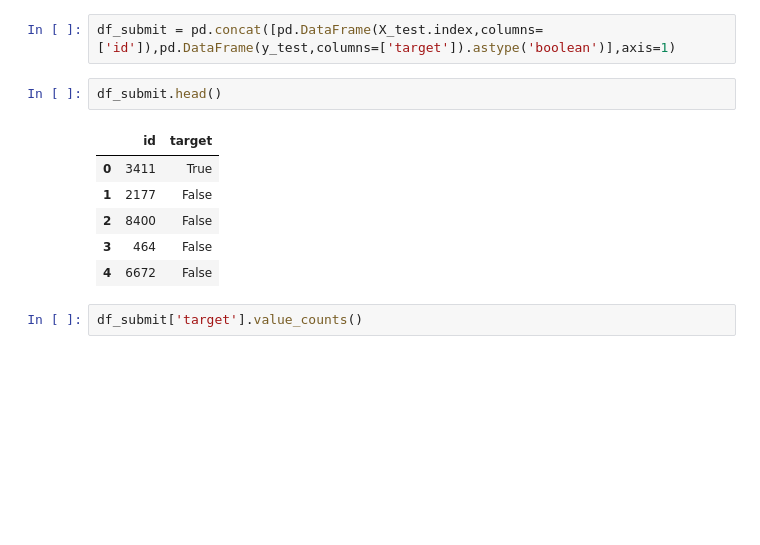
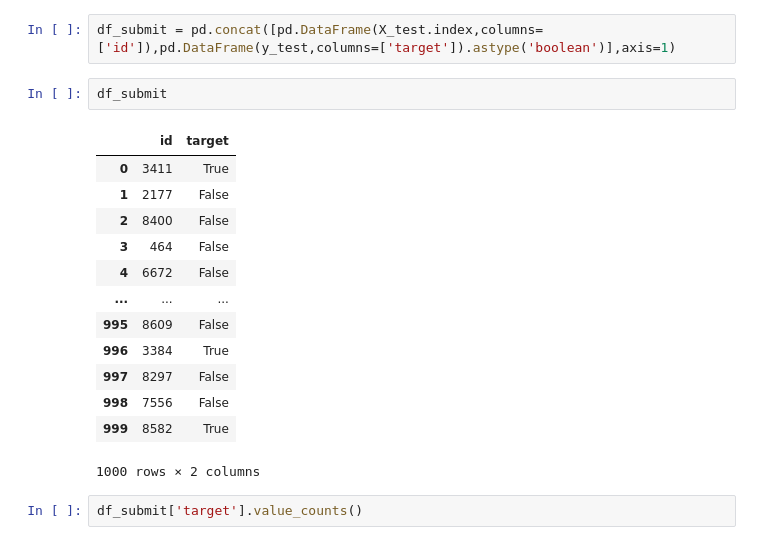
Before and after one commit to flavianacif/DSWP, a Jupyter notebook: RFB_RN_73.ipynb, the cells around one changed output. Drawn from its saved outputs; the diff is of its cells as text; blank space fills up the shorter version.

```diff
--- a/RFB_RN_73.ipynb
+++ b/RFB_RN_73.ipynb
@@ -331,14 +331,21 @@ y_test = RN.predict_classes(X_test)
 # %%
 df_submit = pd.concat([pd.DataFrame(X_test.index,columns=['id']),pd.DataFrame(y_test,columns=['target']).astype('boolean')],axis=1)
 # %%
-df_submit.head()
+df_submit
 # %% [output]
 |  | id | target |
 | 0 | 3411 | True |
 | 1 | 2177 | False |
 | 2 | 8400 | False |
 | 3 | 464 | False |
 | 4 | 6672 | False |
+| ... | ... | ... |
+| 995 | 8609 | False |
+| 996 | 3384 | True |
+| 997 | 8297 | False |
+| 998 | 7556 | False |
+| 999 | 8582 | True |
+1000 rows × 2 columns
 # %%
 df_submit['target'].value_counts()
 # %% [output]
```
